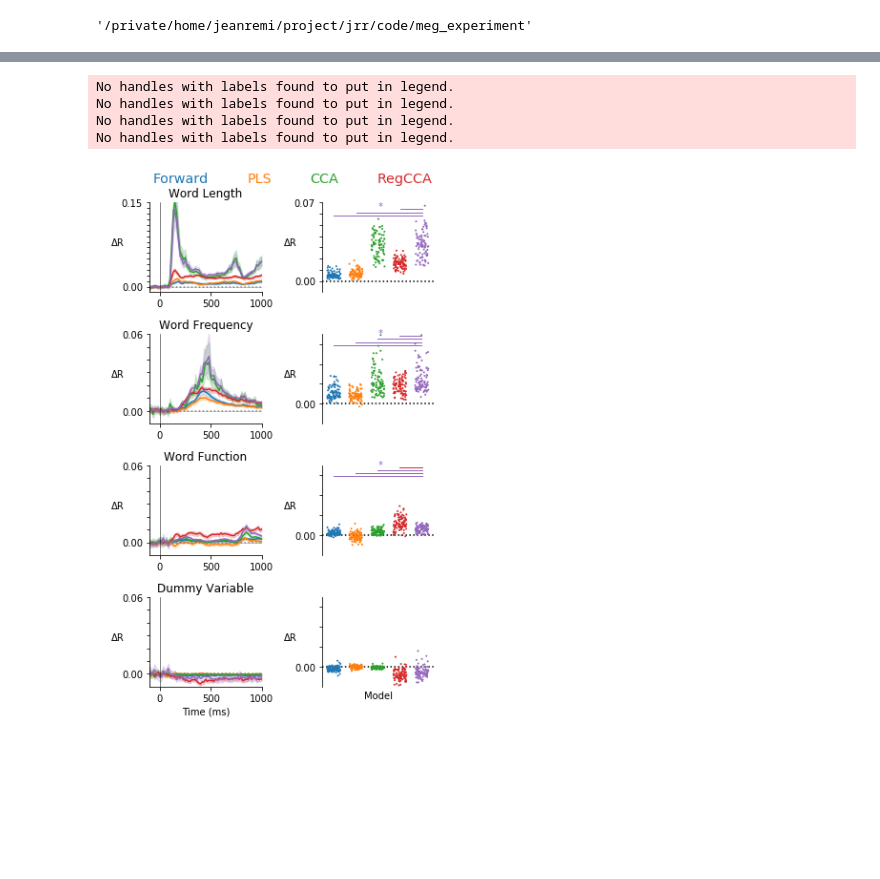
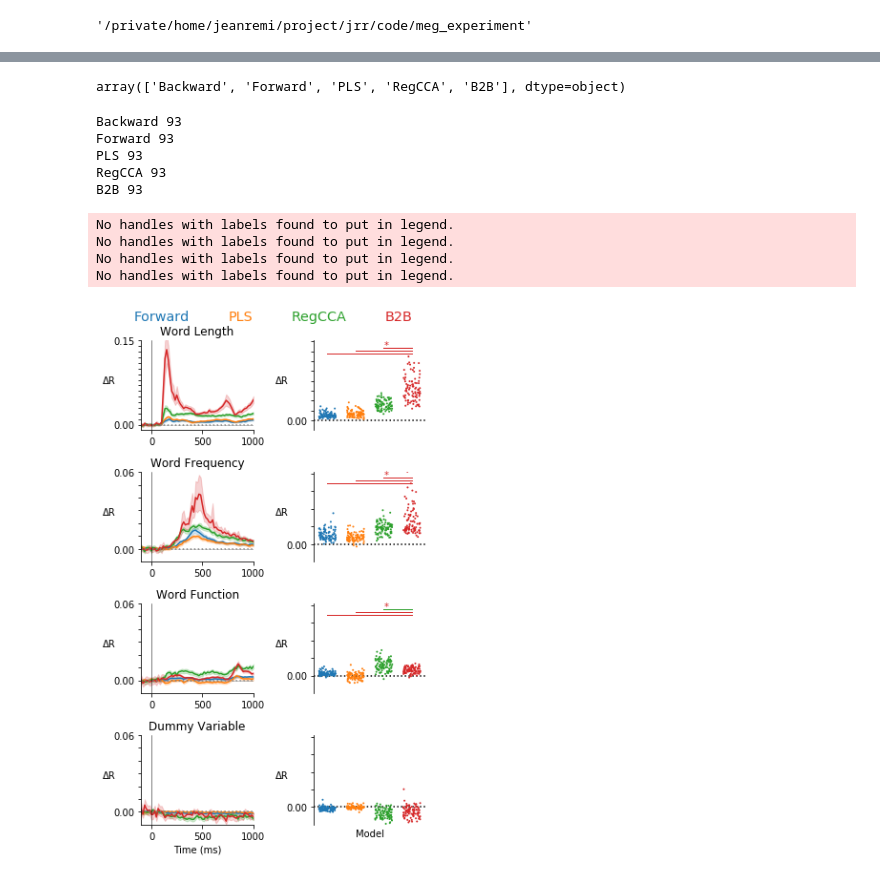
Before and after one commit to kingjr/b2b, a Jupyter notebook: code/meg_experiment/main.ipynb, the cells around one changed output, grey strips where cells are left out. Drawn from its saved outputs; the diff is of its cells as text; code cells hidden in the pictures; blank space fills up the shorter version.

```diff
--- a/code/meg_experiment/main.ipynb
+++ b/code/meg_experiment/main.ipynb
@@ -34,0 +37,3 @@ from base import fetch_data
+# %%
+log_files = log_files.query('task=="visual"')
+print(len(log_files))
@@ -318,7 +161,4 @@ CCA(multioutput='uniform_average', n_components=1, scoring='r', tol=1e-15)
 folder = 'jrr_iclr'
 preproc_path = op.join(data_path, '..', folder,
                        '%s-preproc.pkl' % log_files.iloc[0].subject)
-
-with open(preproc_path, 'rb') as f:
-    _, times, features, names, _ = pickle.load(f)
 # %%
@@ -381,23 +203,0 @@ def get_results(model_name, folder='jrr_iclr', refit_knockout=False, word_emb=Fa
-# %%
-models = [
-          #'Backward',
-          'Forward',
-          'PLS',
-          'CCA',
-          'RegCCA',
-          'B2B',
-]
-features = ('Word Length', 'Word Frequency', 'Word Function', 'Dummy Variable')
-
-data = list()
-for model_name in models:
-    H_r, K_r = get_results(model_name, refit_knockout=False)
-    print(len(H_r))
-
-    scores = H_r - K_r
-    for effect_idx, effect in enumerate(features):
-        for subject, score in enumerate(scores):
-            for t, (time, r) in enumerate(zip(times, score)):
-                data.append(dict(subject=subject, effect=effect, model=model_name,
-                                 r=scores[subject, t, effect_idx], time=int(time*1e3)))
-data = pd.DataFrame(data)
@@ -426,4 +286,13 @@ plt.axhline(0, color='gray', ls=':', zorder=-1)
+# %%
+models
+# %% [output]
+array(['Backward', 'Forward', 'PLS', 'RegCCA', 'B2B'], dtype=object)
 # %%
+data = get_all_results()
+
+data = data.query('model!="Backward"')
+models = data.model.unique()
+
 fig, axes = plt.subplots(4, 2, figsize=[5, 8])
 
 for ax, effect in zip(axes[:, 0], features):
@@ -456,7 +325,7 @@ for feature, ax in zip(features, axes[:, 1]):
     # legend clean up
     ax.axhline(0,color='k', ls=':')
     ax.legend().set_visible(False)
-    ylim = 0.035 if feature != 'Word Length' else 0.07
+    ylim = 0.041 if feature != 'Word Length' else 0.081
     ax.set_ylim(-.01, ylim)
     ax.set_yticks(np.arange(0, ylim+.001, .01))
     ax.set_yticklabels(['%.2f' % f if f in (0., ylim) else ''
@@ -490,39 +359,45 @@ for feature, ax in zip(features, axes[:, 1]):
                 if len(subject)==2:
                     r.append([subject.query('model==@m1').r.values[0],
                               subject.query('model==@m2').r.values[0]])
             r1, r2 = np.transpose(r)
             u, p = wilcoxon(r1, r2)
             if m1 == 'B2B' and feature != 'dummy':
                 #print('%s: b2b versus %s: %.4f' % (feature, m2, p))
                 pass
             if p < .05 and 'B2B' == m2:
                 k += 1
                 y = .8 * ylim + k * space
                 if np.median(r1) > np.median(r2):
                     color = 'C%i' % idx
                 else:
                     color = 'C%i' % jdx
 
                 ax.plot(np.linspace(0, 4, 5)[[idx, jdx]],
                         [y, y], color=color, lw=1.)
-    ax.text(2, y, '*', color='C4')
+    ax.text(2, y, '*', color='C3')
 ax.set_xlabel('Model')
 
 # legend
 lines = [ax.plot([0, 0], [0,0], color='C%i' % i)[0] for i in range(4)]
-lines = [ax.plot([0, 0], [0,0], color='w')[0]] + lines
-leg = plt.figlegend(lines, ['',] + models, loc='upper center',
-                    ncol=6, labelspacing=0., fontsize='x-large',
+#lines = [ax.plot([0, 0], [0,0], color='w')[0]] + lines
+leg = plt.figlegend(lines, models, loc='upper center',
+                    ncol=5, labelspacing=0., fontsize='x-large',
                     handlelength=0, frameon=False,
                     bbox_to_anchor=(0.5,1.025))
 
 for line, text in zip(leg.get_lines(), leg.get_texts()):
     text.set_color(line.get_color())
 
 fig.tight_layout()
+fig.savefig('meg.pdf')
 # %% [output]
-No handles with labels found to put in legend.
-No handles with labels found to put in legend.
-No handles with labels found to put in legend.
-No handles with labels found to put in legend.
+Backward 93
+Forward 93
+PLS 93
+RegCCA 93
+B2B 93
+No handles with labels found to put in legend.
+No handles with labels found to put in legend.
+No handles with labels found to put in legend.
+No handles with labels found to put in legend.
-[figure, old version]
+[figure, new version]
```
Also changed, not shown: parts of 21 cells of this notebook, 59 other files.
